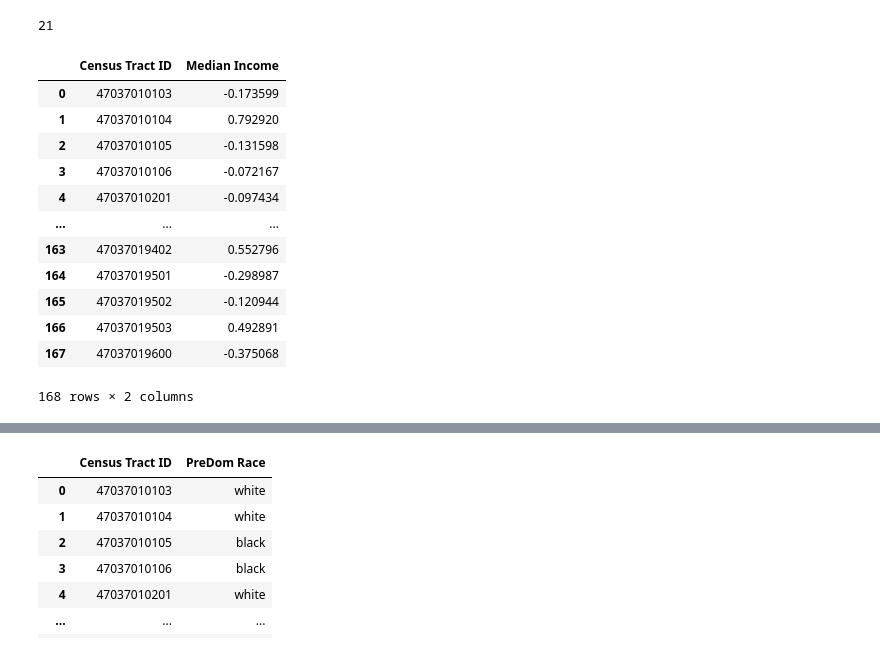
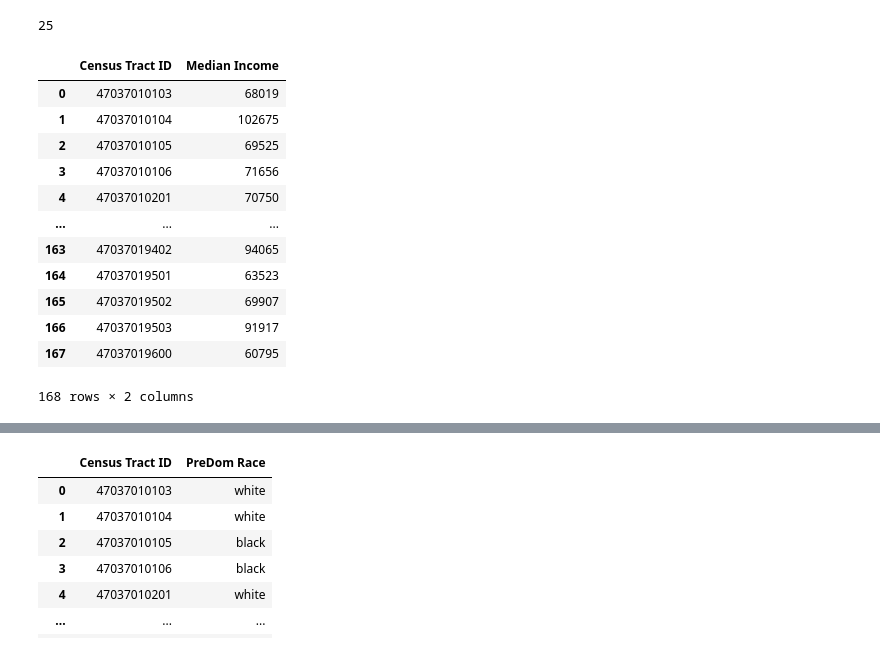
Before and after one commit to IndigoJones02/Uprooted, a Jupyter notebook: gentriffication.ipynb, the cells around one changed output, grey strips where cells are left out. Saved outputs shown, nothing was run; the diff lists cells and outputs as text; code cells hidden in the pictures.

```diff
--- a/gentriffication.ipynb
+++ b/gentriffication.ipynb
@@ -36,25 +58,25 @@ avg_pv = []
 for h in d1.index:
     avg_pv.append((d1['2017-12-31'][h]+d1['2018-12-31'][h]+d1['2019-12-31'][h]+d1['2020-12-31'][h]+d1['2021-12-31'][h])/5)
 
-def standard_dev(arr, mean):
-    d = 0
-    for n in arr:
-        d += (n - mean)**2
-    return (d / len(arr)) ** 0.5
+# def standard_dev(arr, mean):
+#     d = 0
+#     for n in arr:
+#         d += (n - mean)**2
+#     return (d / len(arr)) ** 0.5
 
 
-def standardized_norm(arr, mean, std):
-    nums_std = []
-    for n in arr:
-        nums_std.append((n - mean)/std )
-    return nums_std
+# def standardized_norm(arr, mean, std):
+#     nums_std = []
+#     for n in arr:
+#         nums_std.append((n - mean)/std )
+#     return nums_std
 
-pv = []
-for l in avg_pv:
-    pv.append(l)
-pv_mean = np.mean(pv)
+# pv = []
+# for l in avg_pv:
+#     pv.append(l)
+# pv_mean = np.mean(pv)
 
-pv_arr = standardized_norm(pv, pv_mean, standard_dev(pv, pv_mean) )
+# pv_arr = standardized_norm(pv, pv_mean, standard_dev(pv, pv_mean) )
 
 zips = []
 for e in d1.index:
@@ -62,46 +84,46 @@ for e in d1.index:
 
 d1 = pd.DataFrame({
                   'Zip': zips,
-                  'Property Value': pv_arr})
+                  'Property Value': avg_pv})
 d1 = d1.convert_dtypes()
 
 print(len(d1))
 # %% [output]
-21
+25
 # %%
 path2 = "/GenStats-Nashville - Income Nash.csv"
 d2 = pd.read_csv(path2, engine='python',encoding='latin1')
 
 # need to convert census tract to str
 ct = []
 for a in d2['Census Tract']:
     ct.append(str(a))
 
 d2 = d2.convert_dtypes()
 
-mi = []
-for b in d2['Median Income']:
-    mi.append(b)
-mhinc_mean = np.mean(mi)
+# mi = []
+# for b in d2['Median Income']:
+#     mi.append(b)
+# mhinc_mean = np.mean(mi)
 
-minc = standardized_norm(mi, mhinc_mean, standard_dev(mi, mhinc_mean) )
+# minc = standardized_norm(mi, mhinc_mean, standard_dev(mi, mhinc_mean) )
 
-d2 = pd.DataFrame({'Census Tract ID': ct, 'Median Income': minc})
+d2 = pd.DataFrame({'Census Tract ID': ct, 'Median Income': d2['Median Income']})
 d2
 # print(d2.dtypes)
 # %% [output]
 |  | Census Tract ID | Median Income |
-| 0 | 47037010103 | -0.173599 |
-| 1 | 47037010104 | 0.792920 |
-| 2 | 47037010105 | -0.131598 |
-| 3 | 47037010106 | -0.072167 |
-| 4 | 47037010201 | -0.097434 |
+| 0 | 47037010103 | 68019 |
+| 1 | 47037010104 | 102675 |
+| 2 | 47037010105 | 69525 |
+| 3 | 47037010106 | 71656 |
+| 4 | 47037010201 | 70750 |
 | ... | ... | ... |
-| 163 | 47037019402 | 0.552796 |
-| 164 | 47037019501 | -0.298987 |
-| 165 | 47037019502 | -0.120944 |
-| 166 | 47037019503 | 0.492891 |
-| 167 | 47037019600 | -0.375068 |
+| 163 | 47037019402 | 94065 |
+| 164 | 47037019501 | 63523 |
+| 165 | 47037019502 | 69907 |
+| 166 | 47037019503 | 91917 |
+| 167 | 47037019600 | 60795 |
 168 rows × 2 columns
 # %%
 path3 = "/GenStats-Nashville - Diversity Index.csv"
```
Also changed, not shown: parts of 18 cells of this notebook.
